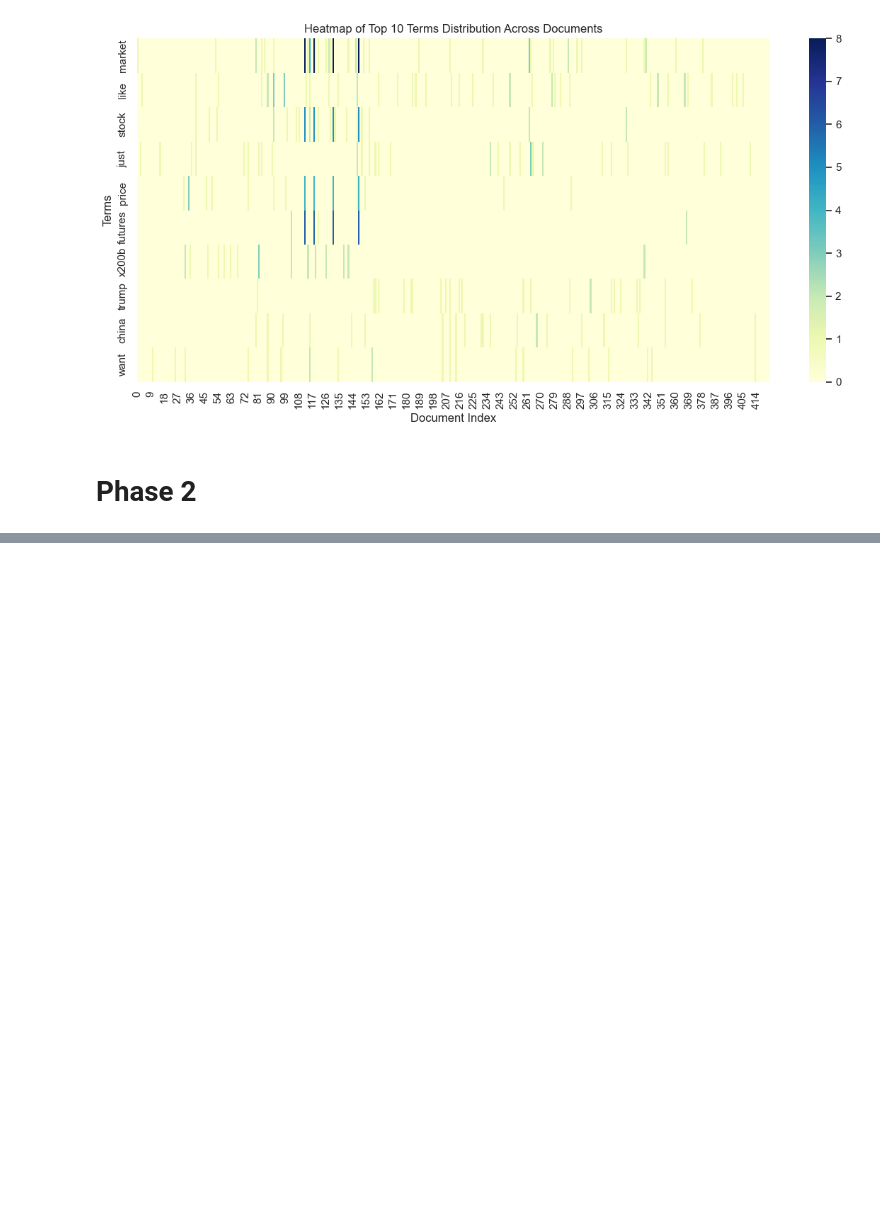
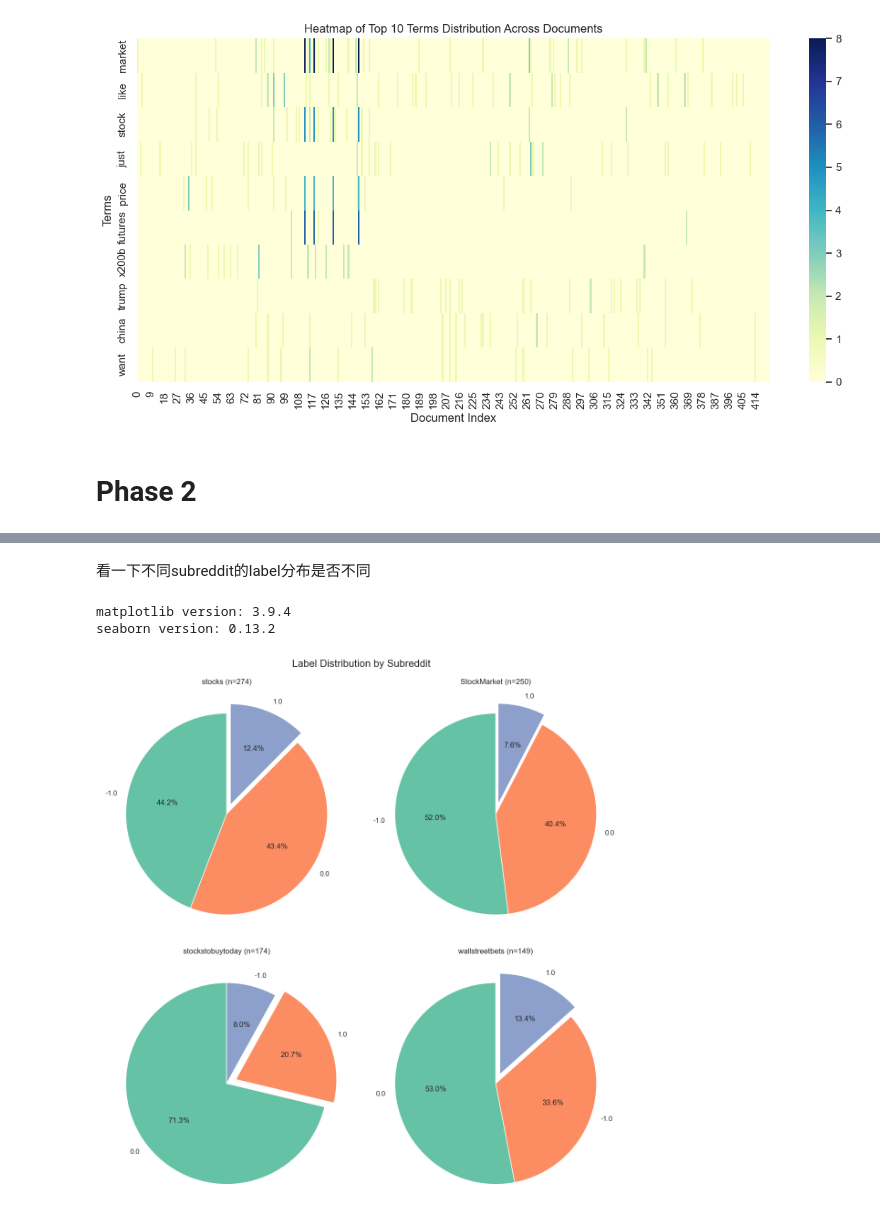
Before and after one commit to BingHsin/DM2025-Lab1-Exercise, a Jupyter notebook: DM2025-Lab1-Homework.ipynb, the cells around one changed output, grey strips where cells are left out. Drawn from its saved outputs; the diff is of its cells as text; code cells hidden in the pictures; blank space fills up the shorter version.

```diff
--- a/DM2025-Lab1-Homework.ipynb
+++ b/DM2025-Lab1-Homework.ipynb
@@ -513,0 +523,77 @@ plt.show()
+# %% [markdown]
+看一下不同subreddit的label分布是否不同
+# %%
+import pandas as pd
+import matplotlib.pyplot as plt
+import seaborn as sns
+import os
+
+# 檢查必要的依賴
+try:
+    import matplotlib
+    import seaborn
+    print(f"matplotlib version: {matplotlib.__version__}")
+    print(f"seaborn version: {seaborn.__version__}")
+except ImportError as e:
+    print(f"Missing dependency: {e}. Please install it using: pip install matplotlib seaborn")
+    raise
+
+# 假設 df 是你的 DataFrame
+# 例如: df = pd.read_csv('your_data.csv')
+
+# 檢查必要的欄位
+required_cols = ['subreddit', 'label']
+if not all(col in df.columns for col in required_cols):
+    missing = [col for col in required_cols if col not in df.columns]
+    raise ValueError(f"Missing required columns: {missing}")
+
+# 選取 top 10 subreddits
+top_n = 10
+top_subreddits = df['subreddit'].value_counts().index[:top_n]
+df_filtered = df[df['subreddit'].isin(top_subreddits)].copy()
+
+# 確保 label 是字串格式以便顯示
+df_filtered['label'] = df_filtered['label'].astype(str)
+
+# 設置繪圖風格
+sns.set_theme(style='white', palette='Set2')  # 使用 seaborn 的風格和調色盤
+
+# 計算子圖的行列數
+n_subreddits = len(top_subreddits)
+n_cols = 2  # 每行 2 個圖
+n_rows = (n_subreddits + 1) // 2  # 向上取整
+
+# 創建子圖
+fig, axes = plt.subplots(n_rows, n_cols, figsize=(12, n_rows * 6))
+axes = axes.flatten()  # 將 axes 展平為一維陣列
+
+# 為每個 subreddit 繪製圓餅圖
+for idx, subreddit in enumerate(top_subreddits):
+    # 篩選該 subreddit 的數據
+    subset = df_filtered[df_filtered['subreddit'] == subreddit]
+
+    # 計算 label 占比
+    label_counts = subset['label'].value_counts()
+
+    # 繪製圓餅圖，突出正向類別 (1.0)
+    explode = [0.1 if label == '1.0' else 0 for label in label_counts.index]
+    axes[idx].pie(label_counts, labels=label_counts.index, autopct='%1.1f%%', startangle=90, explode=explode)
+    axes[idx].set_title(f'{subreddit} (n={len(subset)})')
+
+# 隱藏多餘的子圖
+for idx in range(len(top_subreddits), len(axes)):
+    axes[idx].set_visible(False)
+
+# 調整佈局
+plt.tight_layout()
+plt.suptitle('Label Distribution by Subreddit', y=1.02, fontsize=16)
+
+# 儲存圖表
+output_dir = './plots'
+os.makedirs(output_dir, exist_ok=True)
+plt.savefig(os.path.join(output_dir, 'subreddit_label_pie_charts.png'), dpi=300, bbox_inches='tight')
+plt.show()
+# %% [output]
+matplotlib version: 3.9.4
+seaborn version: 0.13.2
+[figure, added]
```
Also changed, not shown: parts of 28 cells of this notebook, 17 other files.
